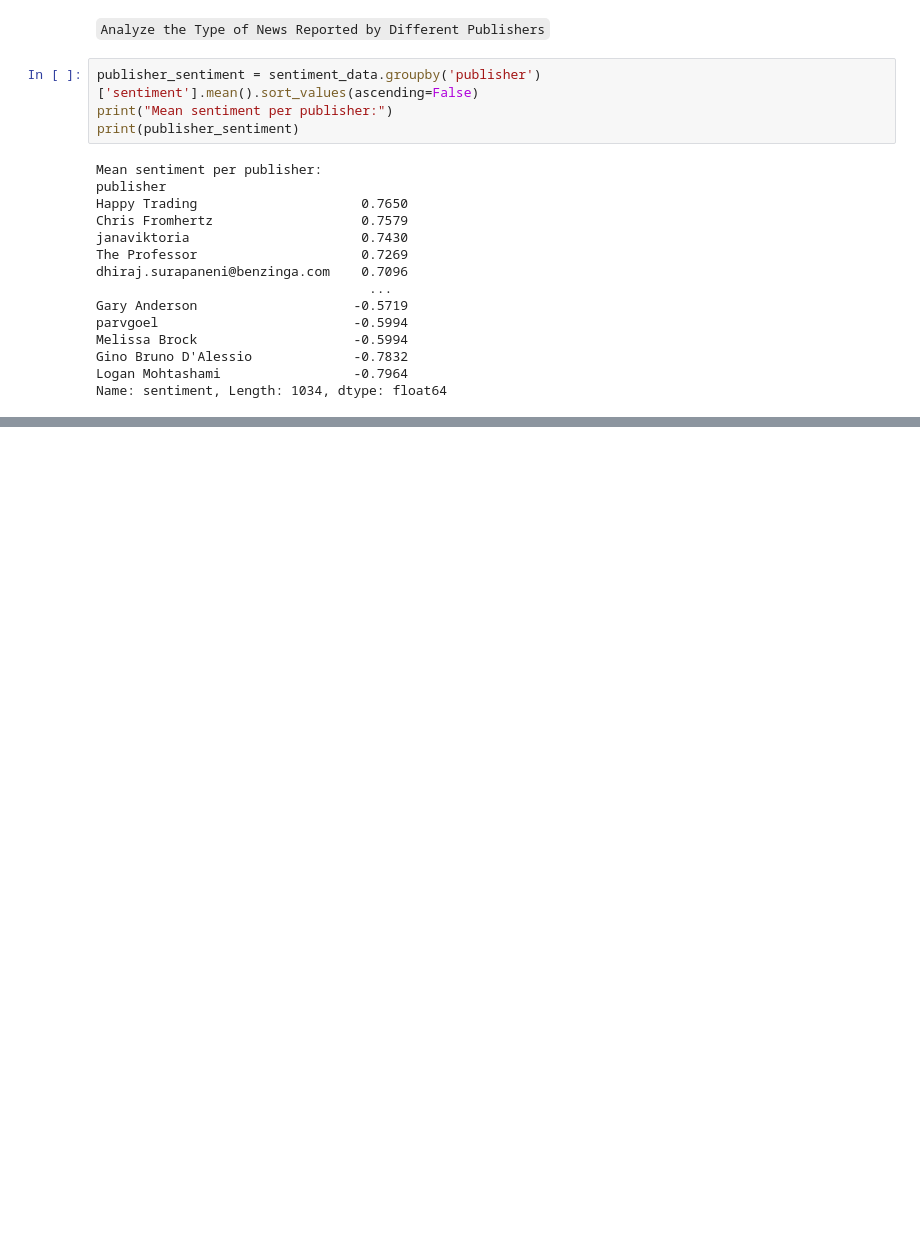
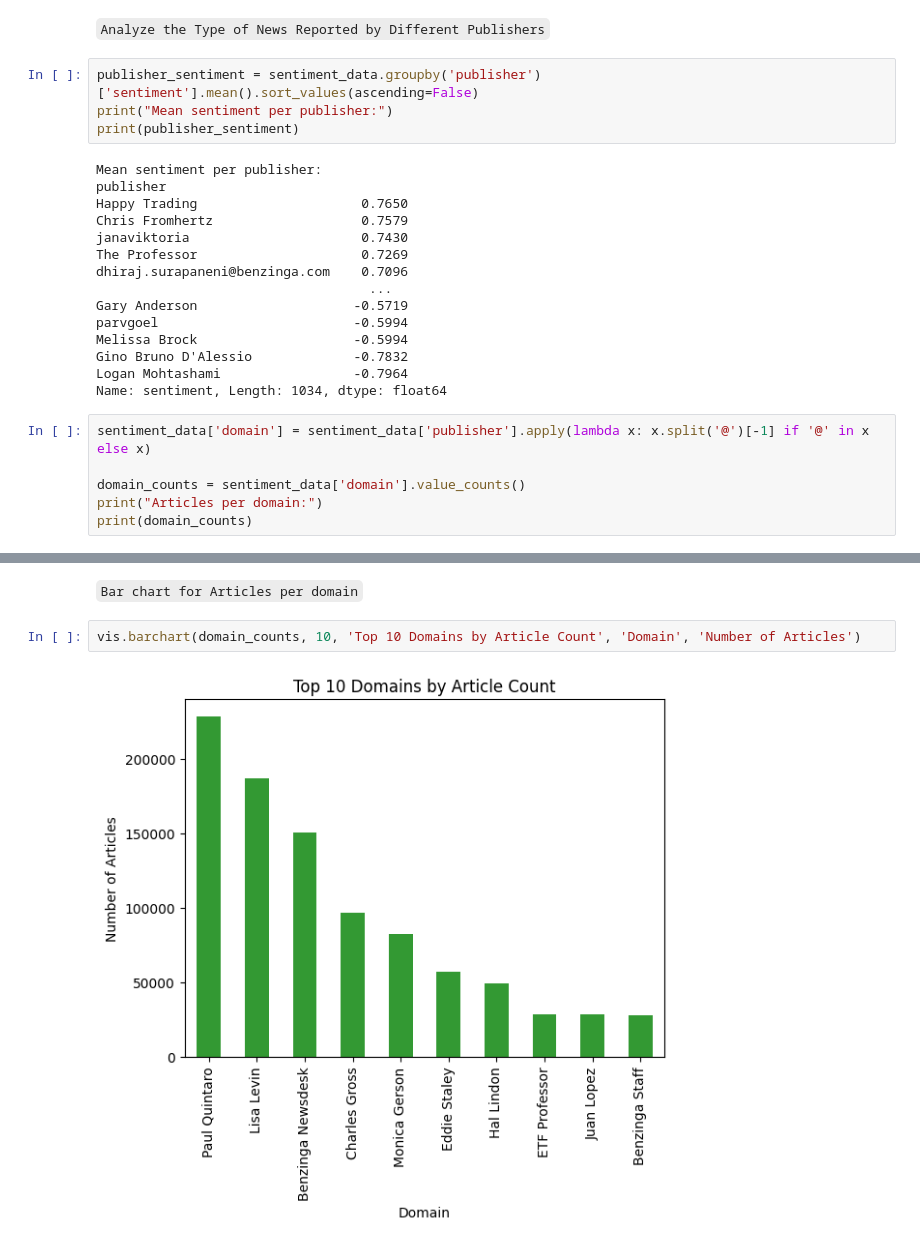
Before and after one commit to teddyhabtamu/Kifiya-AIM-Week-1, a Jupyter notebook: notebooks/EDA_News_analysis.ipynb, the cells around one changed output, grey strips where cells are left out. Saved outputs shown, nothing was run; the diff lists cells and outputs as text; blank space fills up the shorter version.

```diff
--- a/notebooks/EDA_News_analysis.ipynb
+++ b/notebooks/EDA_News_analysis.ipynb
@@ -246,3 +249,9 @@ Melissa Brock                    -0.5994
 Gino Bruno D'Alessio             -0.7832
 Logan Mohtashami                 -0.7964
 Name: sentiment, Length: 1034, dtype: float64
+# %%
+sentiment_data['domain'] = sentiment_data['publisher'].apply(lambda x: x.split('@')[-1] if '@' in x else x)
+
+domain_counts = sentiment_data['domain'].value_counts()
+print("Articles per domain:")
+print(domain_counts)
@@ -248,0 +273,6 @@ Name: sentiment, Length: 1034, dtype: float64
+# %% [markdown]
+`Bar chart for Articles per domain`
+# %%
+vis.barchart(domain_counts, 10, 'Top 10 Domains by Article Count', 'Domain', 'Number of Articles')
+# %% [output]
+[figure, added]
```
Also changed, not shown: parts of 3 cells of this notebook.
